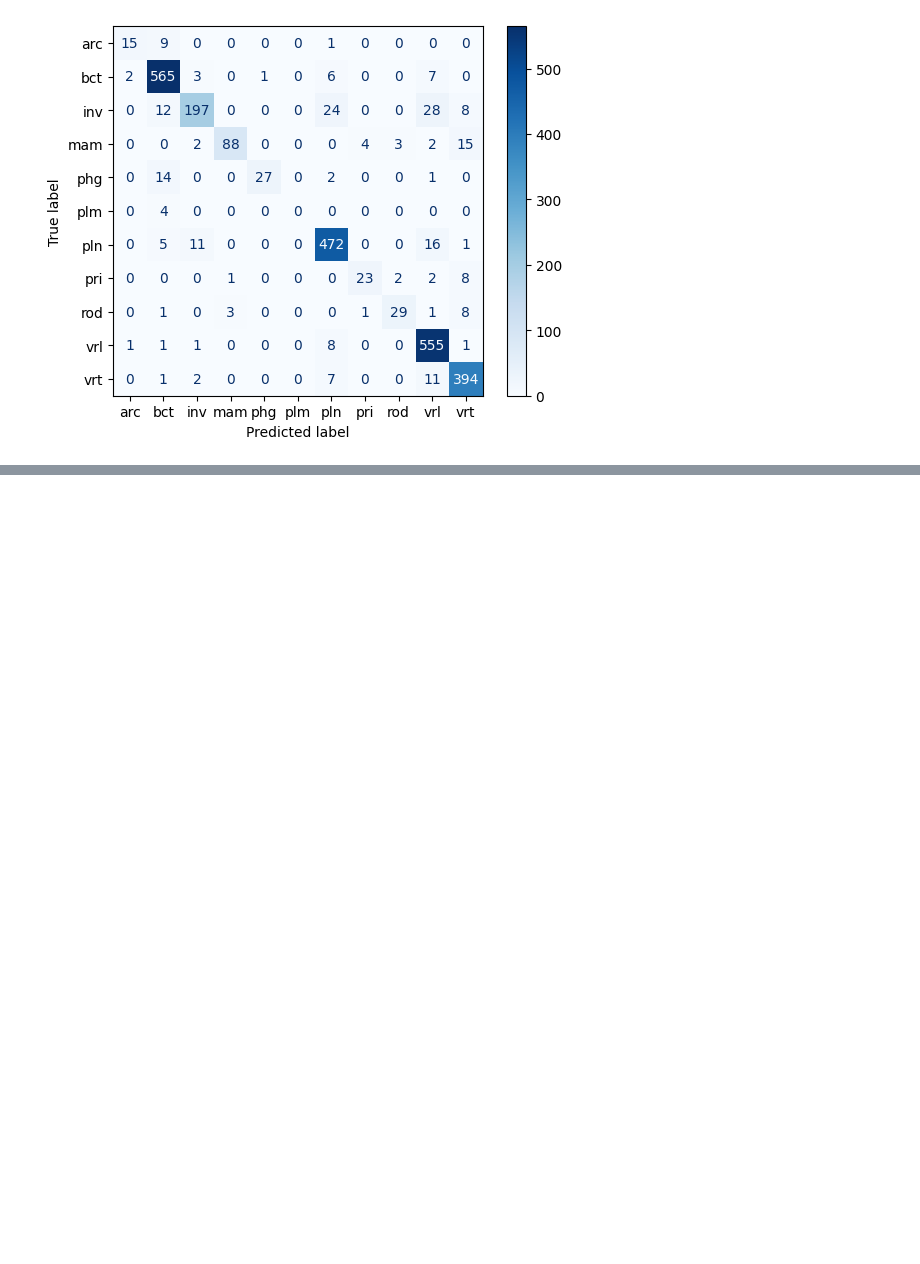
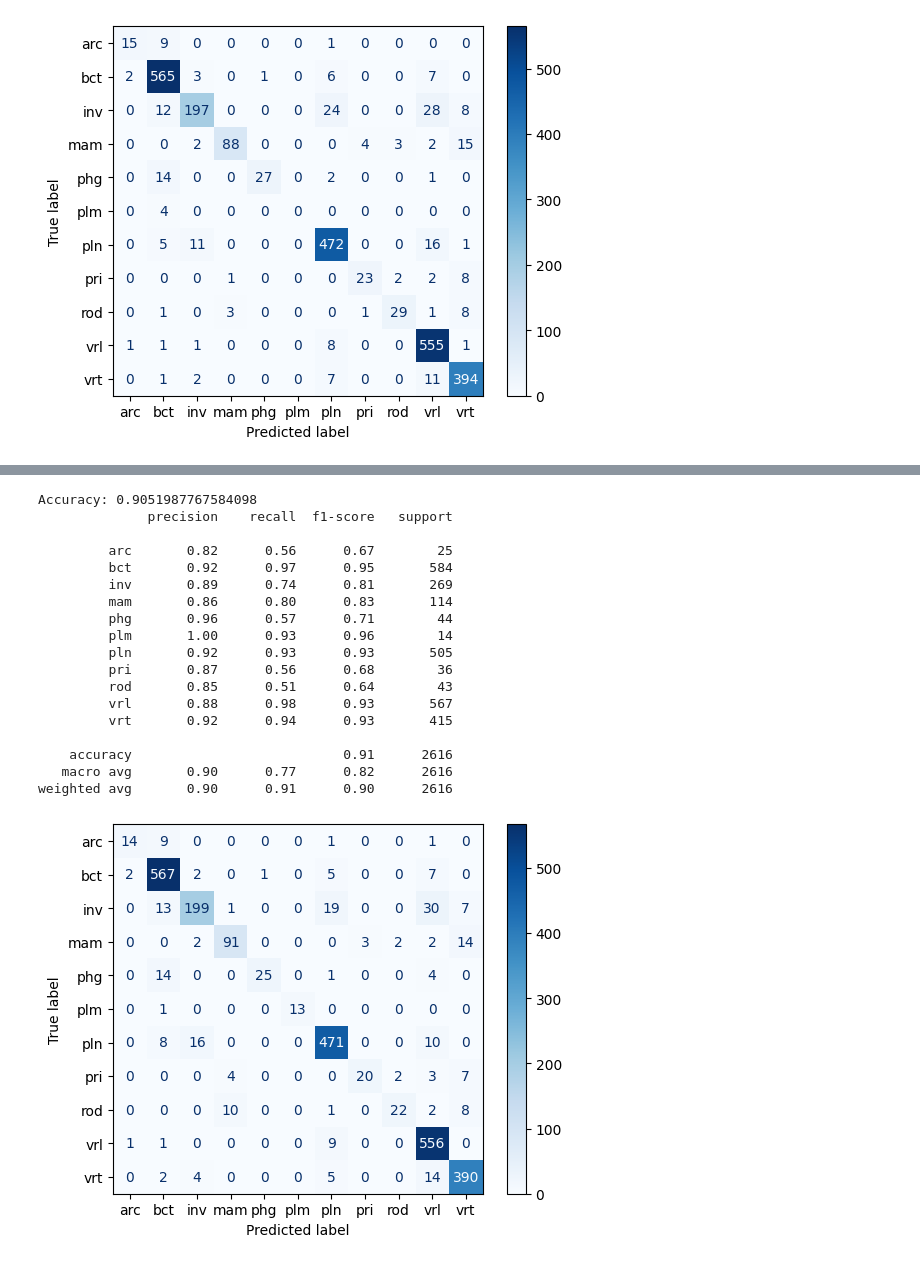
Before and after one commit to alexmoor527/CO2_ML_Group25, a Jupyter notebook: project_alex.ipynb, the cells around one changed output, grey strips where cells are left out. Saved outputs shown, nothing was run; the diff lists cells and outputs as text; code cells hidden in the pictures; blank space fills up the shorter version.

```diff
--- a/project_alex.ipynb
+++ b/project_alex.ipynb
@@ -336,0 +385,77 @@ Best Parameters:
+# %%
+# Manual Oversampling for 'plm'
+plm_samples = df_ml[df_ml['Kingdom'] == 'plm']
+df_ml_oversampled = pd.concat([df_ml, plm_samples.sample(n=50, replace=True, random_state=42)])
+
+# Recreate Train-Test Split
+X = df_ml_oversampled.drop(columns=['Kingdom'])
+y = df_ml_oversampled['Kingdom']
+
+X_scaled = scaler.fit_transform(X)
+y_encoded = label_encoder.fit_transform(y)
+
+X_train, X_test, y_train, y_test = train_test_split(
+    X_scaled,
+    y_encoded,
+    test_size=0.2,
+    random_state=42,
+    stratify=y_encoded
+)
+
+# Retrain with the Tuned Hyperparameters
+clf = RandomForestClassifier(
+    n_estimators=300,
+    max_depth=30,
+    min_samples_leaf=2,
+    min_samples_split=5,
+    class_weight='balanced',
+    random_state=42
+)
+clf.fit(X_train, y_train)
+
+
+# 11. Evaluate the Model
+y_pred = clf.predict(X_test)
+print("Accuracy:", accuracy_score(y_test, y_pred))
+print(classification_report(y_test, y_pred, target_names=label_encoder.classes_))
+
+# 12. Plot Confusion Matrix
+ConfusionMatrixDisplay.from_estimator(
+    clf,
+    X_test,
+    y_test,
+    display_labels=label_encoder.classes_,
+    cmap='Blues'
+)
+plt.show()
+
+# 13. Plot Feature Importance (Optional)
+importances = clf.feature_importances_
+feature_names = X.columns
+feature_importance_df = pd.DataFrame({'Feature': feature_names, 'Importance': importances})
+feature_importance_df = feature_importance_df.sort_values(by='Importance', ascending=False)
+
+# Plot Top 10 Important Features
+feature_importance_df.head(10).plot(kind='bar', x='Feature', y='Importance', figsize=(12, 6))
+plt.title('Top 10 Important Features')
+plt.show()
+# %% [output]
+Accuracy: 0.9051987767584098
+              precision    recall  f1-score   support
+
+         arc       0.82      0.56      0.67        25
+         bct       0.92      0.97      0.95       584
+         inv       0.89      0.74      0.81       269
+         mam       0.86      0.80      0.83       114
+         phg       0.96      0.57      0.71        44
+         plm       1.00      0.93      0.96        14
+         pln       0.92      0.93      0.93       505
+         pri       0.87      0.56      0.68        36
+         rod       0.85      0.51      0.64        43
+         vrl       0.88      0.98      0.93       567
+         vrt       0.92      0.94      0.93       415
+
+    accuracy                           0.91      2616
+   macro avg       0.90      0.77      0.82      2616
+weighted avg       0.90      0.91      0.90      2616
+[figure, added]
```
Also changed, not shown: parts of 13 cells of this notebook.
